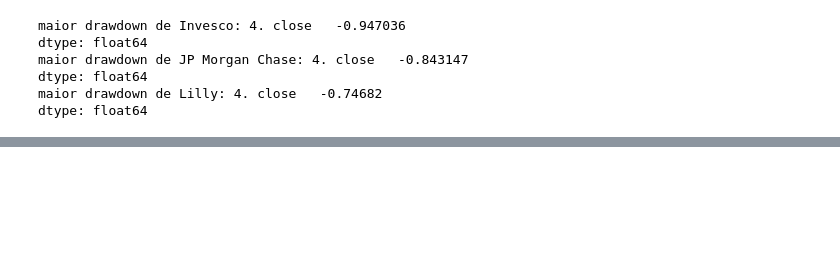
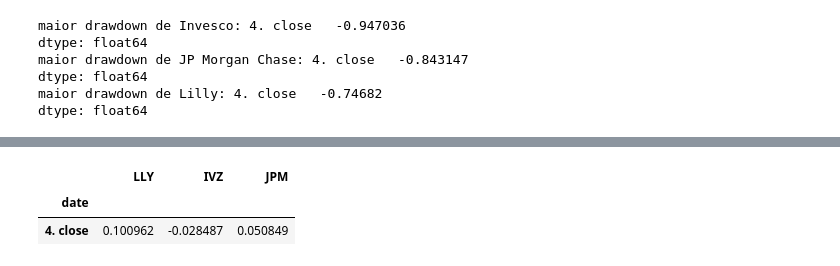
Before and after one commit to BrunoPPivetti/ex04_python_mf, a Jupyter notebook: main.ipynb, the cells around one changed output, grey strips where cells are left out. Cells and saved outputs as stored; diff of their text form; code cells hidden in the pictures; blank space fills up the shorter version.

```diff
--- a/main.ipynb
+++ b/main.ipynb
@@ -194,6 +220,14 @@ dtype: float64
 annualized_return_ivz = (1 + cummulated_daily_return_ivz.iloc[-1]) ** (252/len(cummulated_daily_return_ivz.dropna())) - 1
 annualized_return_jpm = (1 + cummulated_daily_return_jpm.iloc[-1]) ** (252/len(cummulated_daily_return_jpm.dropna())) - 1
 annualized_return_lly = (1 + cummulated_daily_return_lly.iloc[-1]) ** (252/len(cummulated_daily_return_lly.dropna())) - 1
+
+annualized_returns = pd.concat([annualized_return_lly, annualized_return_ivz, annualized_return_jpm], ignore_index=True, axis=1).dropna()
+annualized_returns = annualized_returns.rename(columns={
+    0: 'LLY',
+    1: 'IVZ',
+    2: 'JPM'
+})
+annualized_returns = annualized_returns.rename_axis('date')
 
 #Comparação com SP500
 cummulated_daily_return_spy = (1 + daily_return_spy).cumprod() -1
@@ -216,3 +250,6 @@ Name: 2025-07-23 00:00:00, dtype: float64
+|  | LLY | IVZ | JPM |
+| date |  |  |  |
+| 4. close | 0.100962 | -0.028487 | 0.050849 |
 # %%
 #volatilidade anualizada
 
```
Also changed, not shown: parts of 11 cells of this notebook.
